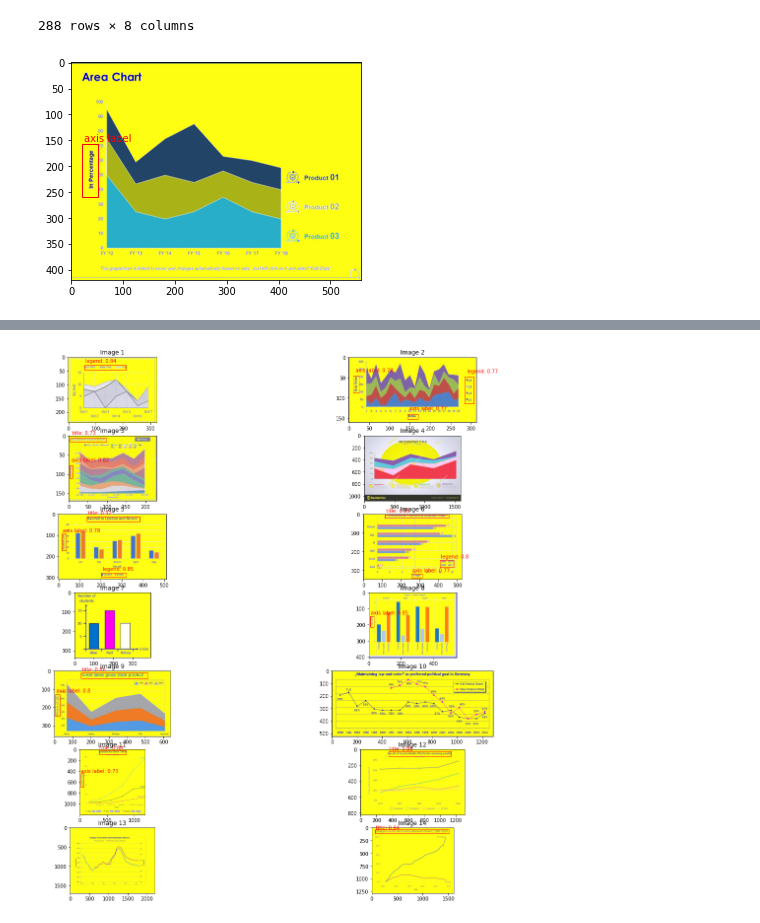
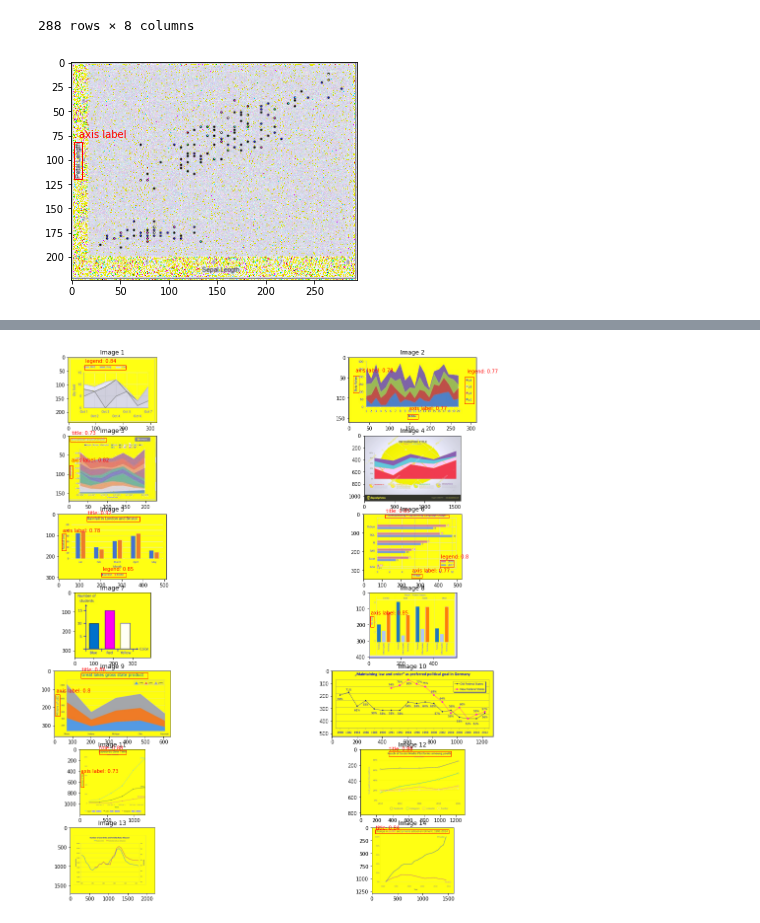
Before and after one commit to anirudh-g/Msc-Data-science, a Jupyter notebook: Object_detection.ipynb, the cells around one changed output, grey strips where cells are left out. Drawn from its saved outputs; the diff is of its cells as text; code cells hidden in the pictures.

```diff
--- a/Object_detection.ipynb
+++ b/Object_detection.ipynb
@@ -93,6 +97,7 @@ class Noise():
         self.stddev = stddev
 
     def __call__(self, img):
+        self.stddev = np.random.exponential(self.stddev)
         noise = torch.zeros_like(img).normal_(self.mean, self.stddev)
         return img.add_(noise)
 
@@ -103,20 +108,19 @@ class Noise():
 transform_img = transforms.Compose([
     transforms.ToPILImage(),
     transforms.Resize(224),
-    #transforms.ColorJitter(brightness=0.5),
-    #transforms.Lambda(lambda x: x + torch.rand_like(x)),
+    transforms.ColorJitter(brightness=0.2),
     transforms.ToTensor(),
-    #Noise(mean=0.0, stddev=0.15),
-    #utils.normalize_transform()
+    Noise(mean=0.0, stddev=0.15),
+    utils.normalize_transform()
 ])
 # %%
-dataset = core.Dataset('Train/')
+dataset = core.Dataset('train.csv', 'images/', transform=transform_img)
 # %%
 from detecto.visualize import show_labeled_image
 
-image, targets = dataset[20]
+image, targets = dataset[1000]
 visualize.show_labeled_image(image, targets['boxes'], targets['labels'])
 # %% [output]
-[figure, old version]
+[figure, new version]
 # %%
 model = core.Model(['title', 'legend', 'axis label'])
```
Also changed, not shown: parts of 14 cells of this notebook.
